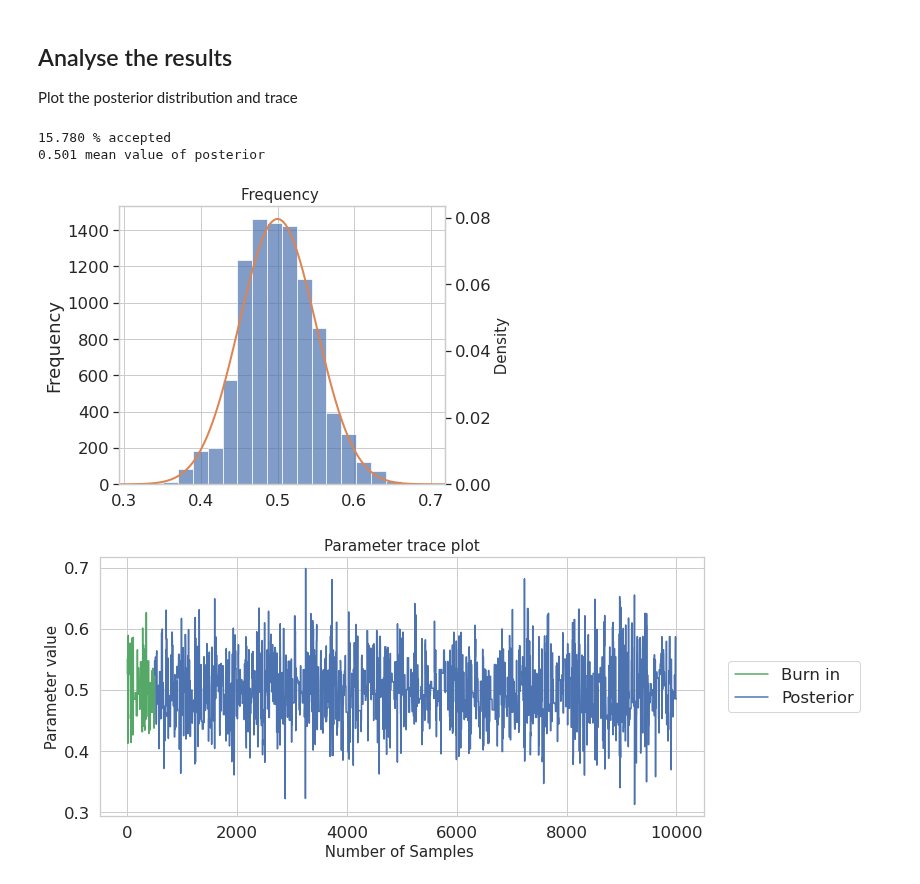
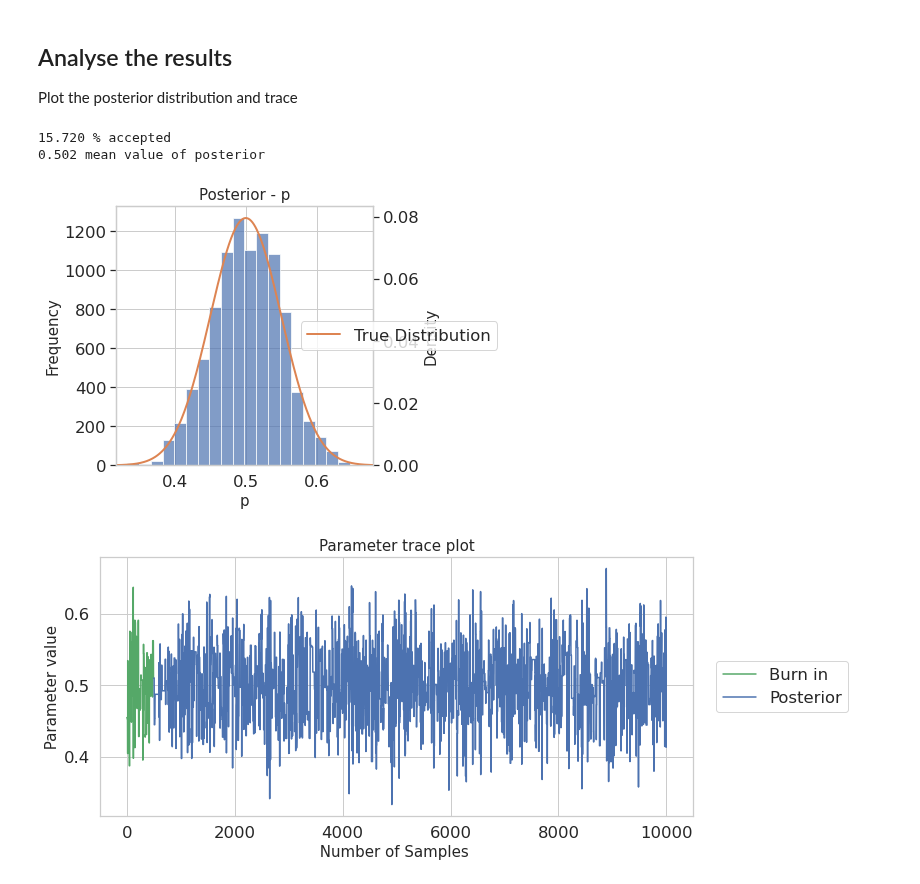
Before and after one commit to sydney-machine-learning/Bayesianneuralnetworks-MCMC-tutorial, a Jupyter notebook: 02 Basic MCMC.ipynb, the cells around one changed output. Cells and saved outputs as stored; diff of their text form; code cells hidden in the pictures.

```diff
--- a/02 Basic MCMC.ipynb
+++ b/02 Basic MCMC.ipynb
@@ -28,17 +29,17 @@ This type of problem is represented by a binomial distribution and we will be so
 
 First, we need to define the likelihood function given our data (`k`,`n`).
 # %%
-# First define our liklelihood function which will be dependent on provided `data`
+# First define our likelihood function which will be dependent on provided `data`
 def generate_likelihood(k, n):
     '''
-    Given the data of k successes in n trials, return a likelihood funciton which
+    Given the data of k successes in n trials, return a likelihood function which
     evaluates the probability that a single success (p) is query_prob for any given
     query_prob (between 0 and 1).
     This is defined by a binomial distribution.
     See: https://docs.scipy.org/doc/scipy/reference/generated/scipy.stats.binom.html
     '''
     def likelihood(query_prob):
-        return binom.pmf(k, n, query_prob)
+        return stats.binom.pmf(k, n, query_prob)
     return likelihood
 # %% [markdown]
 ## Sample using MCMC
@@ -60,7 +61,7 @@ burn_in = 500 # number of samples to discard before recording draws from the pos
 binom_k = 50 # number of successes
 binom_n = 100 # in n trials
 
-x = np.random.uniform(0, 1) # Initialise a value of x0
+x = random.uniform(0, 1) # initialise a value of x0
 count = 0 # count the number of accepted samples
 # %%
 # first, given the `data` provided we need to create our likelihood function
@@ -73,7 +74,7 @@ print('Generating {} MCMC samples from the posterior:'.format(n_samples))
 # now we can start the MCMC sampling loop
 for ii in tqdm(np.arange(n_samples)):
     # Sample a value uniformly from 0 to 1 as a proposal
-    x_new = np.random.uniform(0, 1)
+    x_new = random.uniform(0, 1)
 
     # Calculate the Metrpolis-Hastings acceptance probability based on the prior
     # (can be ignored in this case) and likelihood
@@ -84,7 +85,7 @@ for ii in tqdm(np.arange(n_samples)):
     # Here we use a random draw from a uniform distribution between 0 and 1 as a
     # method of accepting the new proposal with a probability of alpha
     # (i.e., accept if u < alpha)
-    u = np.random.uniform(0, 1)
+    u = random.uniform(0, 1)
     if u < alpha:
         x = x_new # then update the current sample to the propoal for the next iteration
         count += 1 # add to the count of accepted samples
@@ -105,14 +106,16 @@ print('{:.3f} % accepted'.format(per_accept))
 posterior_mean = np.mean(p_posterior[burn_in:])
 print('{:.3f} mean value of posterior'.format(posterior_mean))
 # %% [output]
-15.780 % accepted
-0.501 mean value of posterior
+15.720 % accepted
+0.502 mean value of posterior
 # %%
 histogram_trace(
     p_posterior,
     true_posterior = np.vstack([np.linspace(0,1,1000),likelihood_function(np.linspace(0,1,1000))]).T,
-    burn_in = burn_in
+    burn_in = burn_in,
+    title='Posterior - p',
+    param_name = 'p'
 )
 # %% [output]
-[figure, old version]
+[figure, new version]
-[figure, old version]
+[figure, new version]
```
Also changed, not shown: parts of 1 cell of this notebook, 2 other files.
